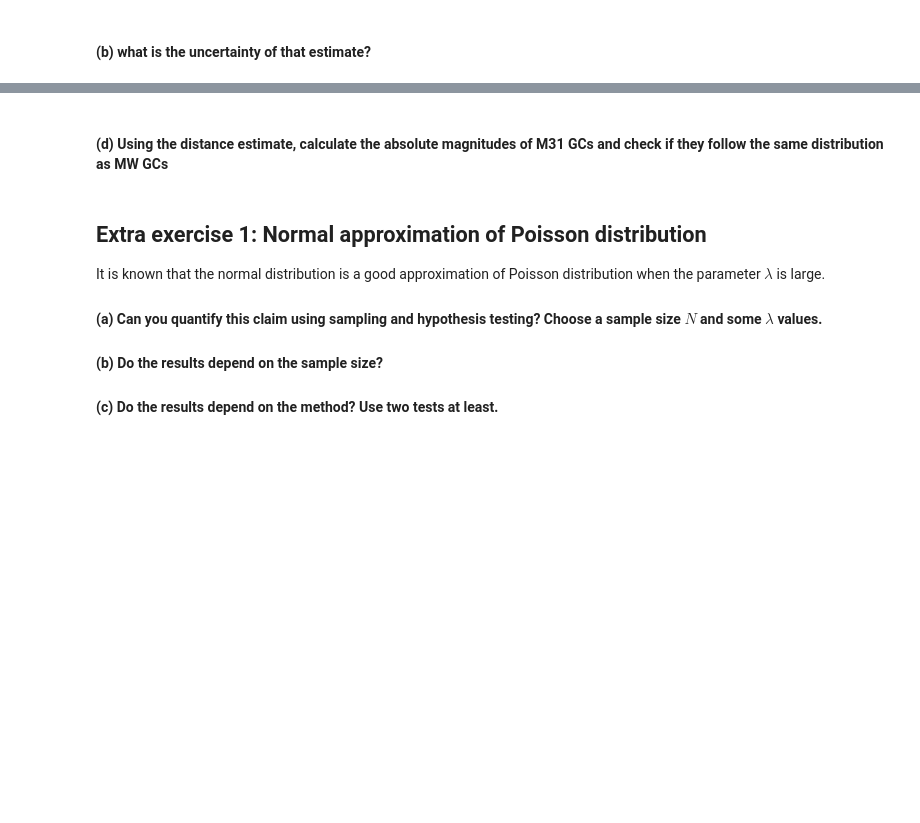
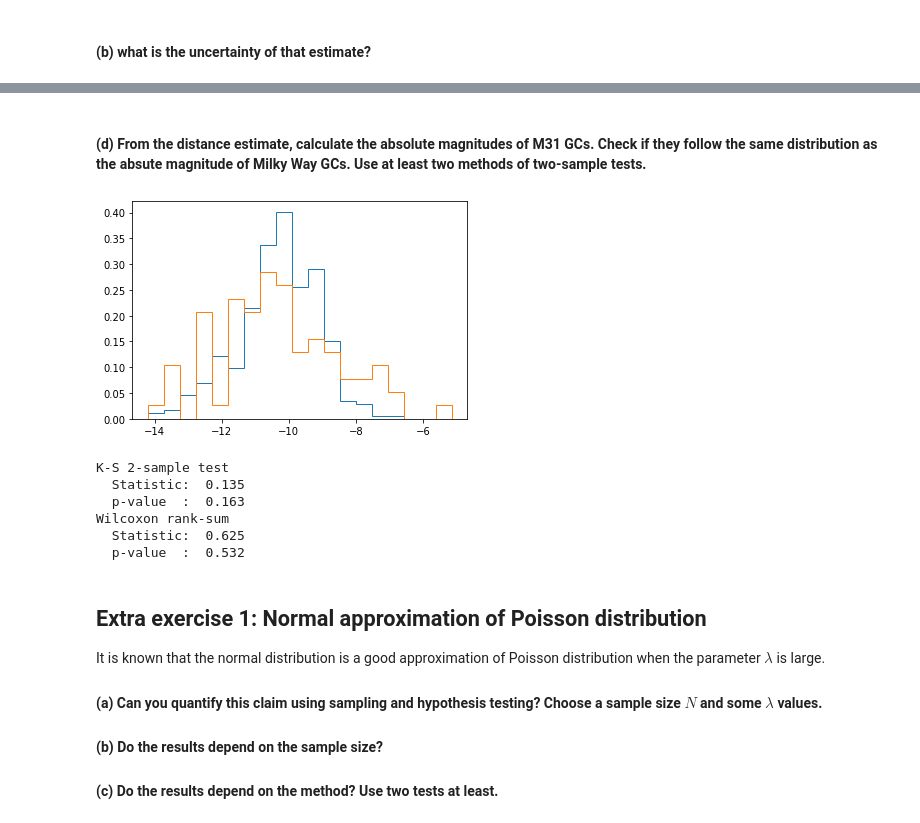
Before and after one commit to astrostatistics-in-crete/2019_summer_school, a Jupyter notebook: Hypothesis/hypothesis_W.ipynb, the cells around one changed output, grey strips where cells are left out. Cells and saved outputs as stored; diff of their text form; code cells hidden in the pictures; blank space fills up the shorter version.

```diff
--- a/Hypothesis/hypothesis_W.ipynb
+++ b/Hypothesis/hypothesis_W.ipynb
@@ -163,5 +213,33 @@ print(result_vs_theory_sigmas)
 # %% [markdown]
-#### (d) Using the distance estimate, calculate the absolute magnitudes of M31 GCs and check if they follow the same distribution as MW GCs
+#### (d) From the distance estimate, calculate the absolute magnitudes of M31 GCs. Check if they follow the same distribution as the absute magnitude of Milky Way GCs. Use at least two methods of two-sample tests.
+# %%
+absolute_M31 = apparent_M31 - modulus
+
+# Looking at the distributions
+x_min = min(min(absolute_M31), min(absolute_MWG))
+x_max = max(max(absolute_M31), max(absolute_MWG))
+bins = np.linspace(x_min, x_max, 20)
+plt.hist(absolute_M31, bins=bins, density=True, histtype="step")
+plt.hist(absolute_MWG, bins=bins, density=True, histtype="step")
+plt.show()
+
+print("K-S 2-sample test")
+statistic, pvalue = st.ks_2samp(absolute_M31, absolute_MWG)
+print("  Statistic:  {:.3g}".format(statistic))
+print("  p-value  :  {:.3g}".format(pvalue))
+
+print("Wilcoxon rank-sum")
+statistic, pvalue = st.ranksums(absolute_M31, absolute_MWG)
+print("  Statistic:  {:.3g}".format(statistic))
+print("  p-value  :  {:.3g}".format(pvalue))
+# %% [output]
+[figure, added]
+K-S 2-sample test
+  Statistic:  0.135
+  p-value  :  0.163
+Wilcoxon rank-sum
+  Statistic:  0.625
+  p-value  :  0.532
 # %% [markdown]
 ## Extra exercise 1: Normal approximation of Poisson distribution
 
```
Also changed, not shown: parts of 19 cells of this notebook, 1 other file.
